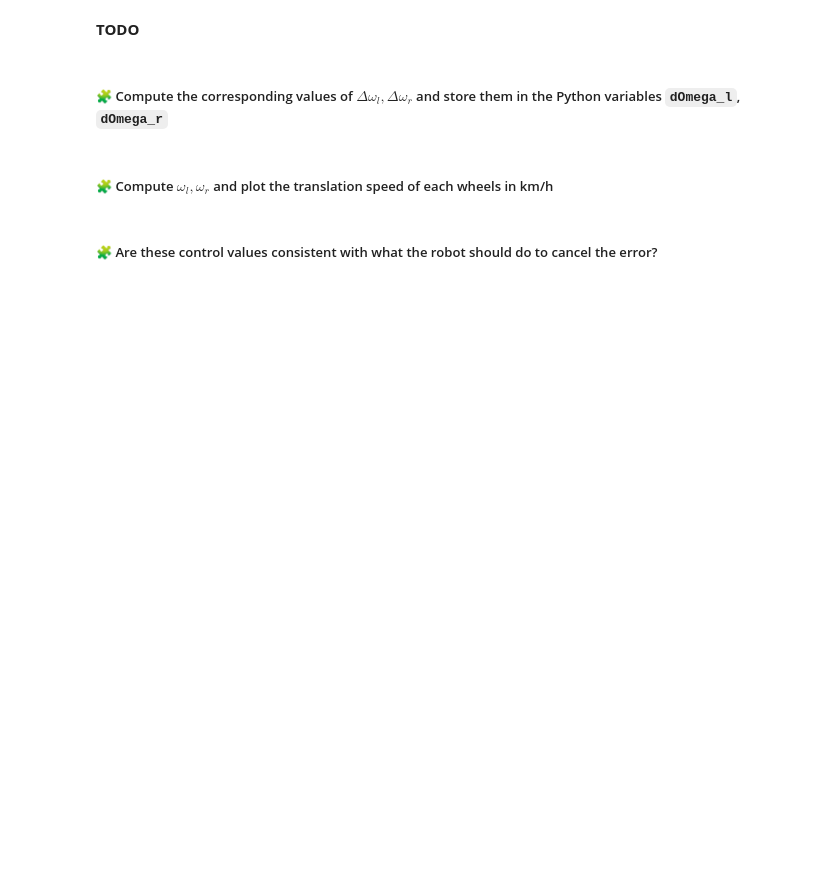
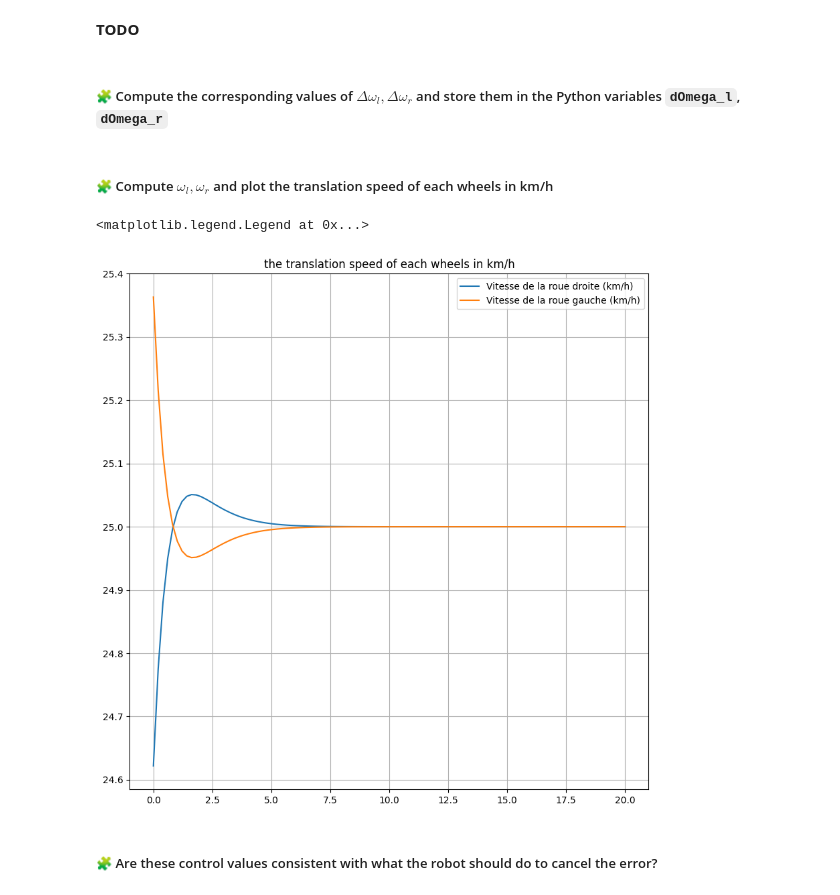
Before and after one commit to idalioua/control-engineering-with-python-project-2023-2024, a Jupyter notebook: Project-part-2.ipynb, the cells around one changed output. Drawn from its saved outputs; the diff is of its cells as text; code cells hidden in the pictures; blank space fills up the shorter version.

```diff
--- a/Project-part-2.ipynb
+++ b/Project-part-2.ipynb
@@ -646,2 +710,7 @@ pass
+# %%
+delta_X = results["sol"](t)
+delta_Omega = -K@delta_X
+dOmega_l = delta_Omega[0,:]
+dOmega_r = delta_Omega[1,:]
 # %% [markdown]
 ##### 🧩 Compute $\omega_l,\omega_r$ and plot the translation speed of each wheels in km/h
@@ -650,2 +717,18 @@ pass
+# %%
+#expressions of Wr  and Wl
+omega_l = dOmega_l + (v/r)
+omega_r = dOmega_r + (v/r)
+#the plot
+translation_speed_r=omega_r*r*3.6
+translation_speed_l=omega_l*r*3.6
+fig=figure(figsize=(10, 10))
+plot(t,translation_speed_r, label=r"Vitesse de la roue droite (km/h)")
+plot(t,translation_speed_l, label=r"Vitesse de la roue gauche (km/h)")
+plt.title("the translation speed of each wheels in km/h")
+grid()
+legend()
+# %% [output]
+<matplotlib.legend.Legend at 0x...>
+[figure, added]
 # %% [markdown]
 ##### 🧩 Are these control values consistent with what the robot should do to cancel the error?
```
Also changed, not shown: parts of 17 cells of this notebook.
